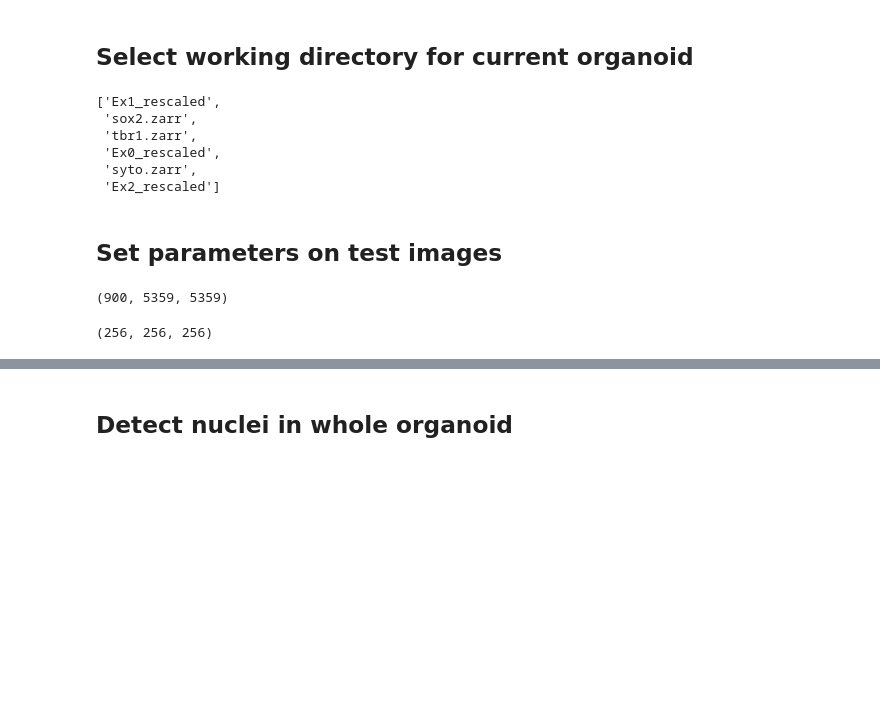
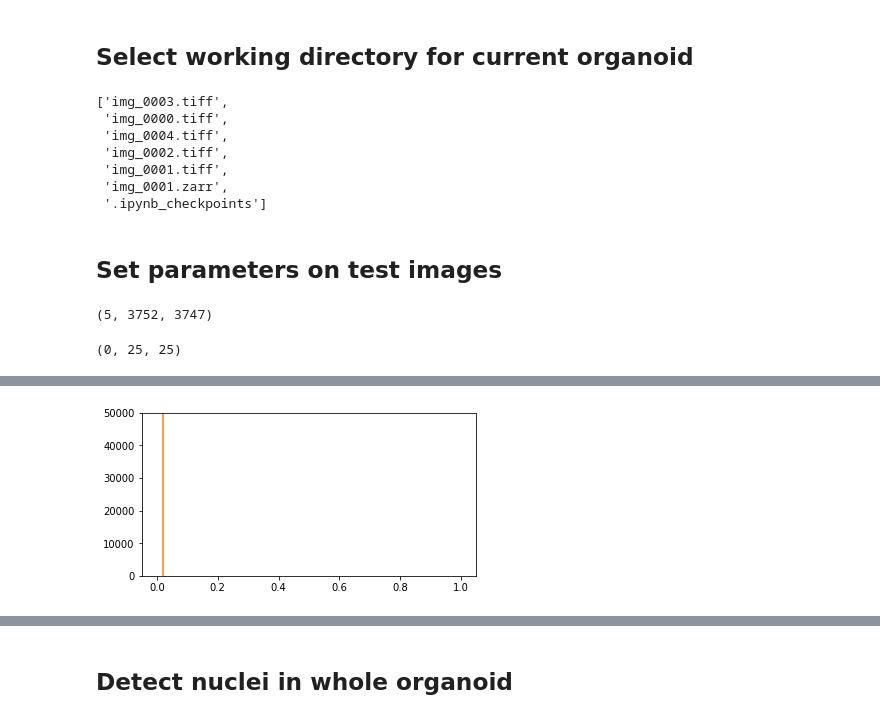
Before and after one commit to chunglabmit/scout, a Jupyter notebook: notebooks/2 - nuclei.ipynb, the cells around one changed output, grey strips where cells are left out. Saved outputs shown, nothing was run; the diff lists cells and outputs as text; code cells hidden in the pictures; blank space fills up the shorter version.

```diff
--- a/notebooks/2 - nuclei.ipynb
+++ b/notebooks/2 - nuclei.ipynb
@@ -14,42 +14,41 @@ from scout.detection import detect_nuclei_parallel
 # %% [markdown]
 ## Select working directory for current organoid
 # %%
-parent_dir = '/media/jswaney/SSD EVO 860/organoid_phenotyping'
+parent_dir = ''
 # folder_name = '20190430_11_36_09_AA-4.30.19-org1_488LP12p5_561LP120_642LP50'
-folder_name = '20190625_14_48_13_AA_ef24-zika1_488LP15_561LP140_642LP50'
+folder_name = '../images'
 working_dir = os.path.join(parent_dir, folder_name)
 os.listdir(working_dir)
 # %% [output]
-['Ex1_rescaled',
- 'sox2.zarr',
- 'tbr1.zarr',
- 'Ex0_rescaled',
- 'syto.zarr',
- 'Ex2_rescaled']
+['img_0003.tiff',
+ 'img_0000.tiff',
+ 'img_0004.tiff',
+ 'img_0002.tiff',
+ 'img_0001.tiff',
+ 'img_0001.zarr',
+ '.ipynb_checkpoints']
 # %% [markdown]
 ## Set parameters on test images
 # %%
-syto_path = 'syto.zarr'
+syto_path = 'img_0001.zarr'
 
 syto_zarr = io.open(os.path.join(working_dir, syto_path))
 syto_zarr.shape
 # %% [output]
-(900, 5359, 5359)
+(5, 3752, 3747)
 # %%
 # extract test patch
-shape = np.array((256, 256, 256))
-start = np.array((256, 1024, 2048))
-
+shape = np.array((25, 25, 25))
+start = np.array((25, 100, 200))
 stop = start + shape
 syto_test = utils.extract_box(syto_zarr, start, stop)
 syto_test.shape
 # %% [output]
-(256, 256, 256)
+(0, 25, 25)
 # %%
 # Set threshold for nuclei detection
-min_intensity = 0.15
-
-ymax = 500000
+min_intensity = 0.02
+ymax = 50000
 plt.figure(figsize=(6, 3))
 plt.hist(syto_test.ravel(), bins=128)
 plt.plot([min_intensity, min_intensity], [0, ymax])
@@ -61,3 +58,4 @@ plt.show()
+[figure, added]
 # %%
 # test image
 plt.figure(figsize=(4, 4))
```
Also changed, not shown: parts of 3 cells of this notebook, 23 other files.
